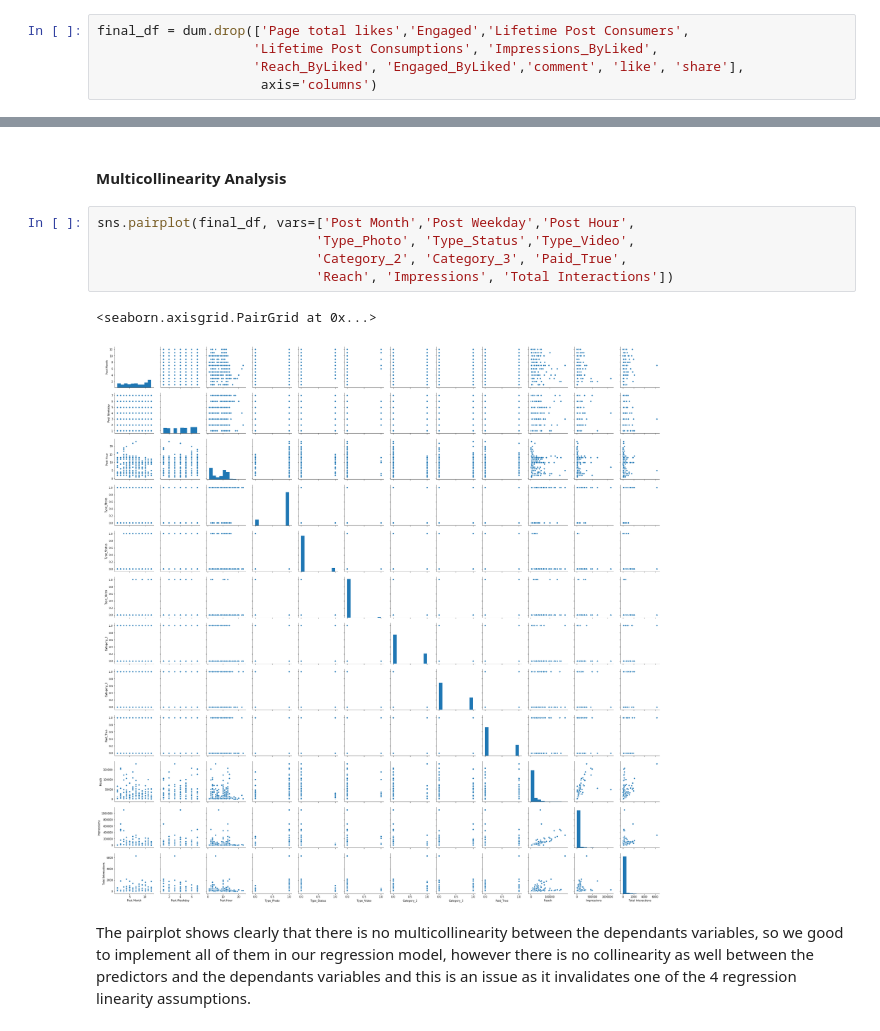
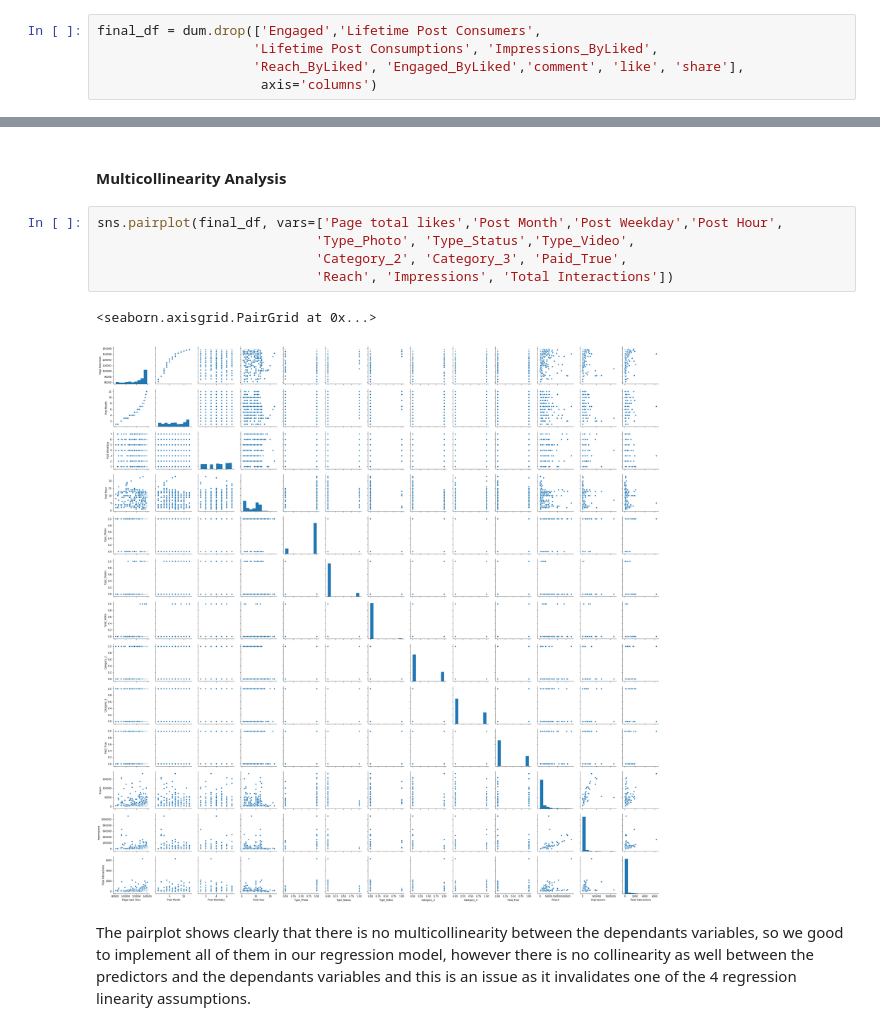
Before and after one commit to mtfaye/Performance-Metrics-Facebook-s-Page, a Jupyter notebook: Social_media_metrics.ipynb, the cells around one changed output, grey strips where cells are left out. Saved outputs shown, nothing was run; the diff lists cells and outputs as text.

```diff
--- a/Social_media_metrics.ipynb
+++ b/Social_media_metrics.ipynb
@@ -139,7 +139,7 @@ Let's specify the features that we will use as indepedant variables(Prior a publ
 # %% [markdown]
 Let's now created a new dataframe which will only have the inputs columns and the outputs columns.
 # %%
-final_df = dum.drop(['Page total likes','Engaged','Lifetime Post Consumers',
+final_df = dum.drop(['Engaged','Lifetime Post Consumers',
                     'Lifetime Post Consumptions', 'Impressions_ByLiked',
                     'Reach_ByLiked', 'Engaged_ByLiked','comment', 'like', 'share'],
                      axis='columns')
@@ -169,13 +162,13 @@ import seaborn as sns
 # %% [markdown]
 #### Multicollinearity Analysis
 # %%
-sns.pairplot(final_df, vars=['Post Month','Post Weekday','Post Hour',
+sns.pairplot(final_df, vars=['Page total likes','Post Month','Post Weekday','Post Hour',
                             'Type_Photo', 'Type_Status','Type_Video',
                             'Category_2', 'Category_3', 'Paid_True',
                             'Reach', 'Impressions', 'Total Interactions'])
 # %% [output]
 <seaborn.axisgrid.PairGrid at 0x...>
-[figure, old version]
+[figure, new version]
 # %% [markdown]
 The pairplot shows clearly that there is no multicollinearity between the dependants variables, so we good to implement all of them in our regression model, however there is no collinearity as well between the predictors and the dependants variables and this is an issue as it invalidates one of the 4 regression linearity assumptions.
 # %%
```
Also changed, not shown: parts of 10 cells of this notebook.
